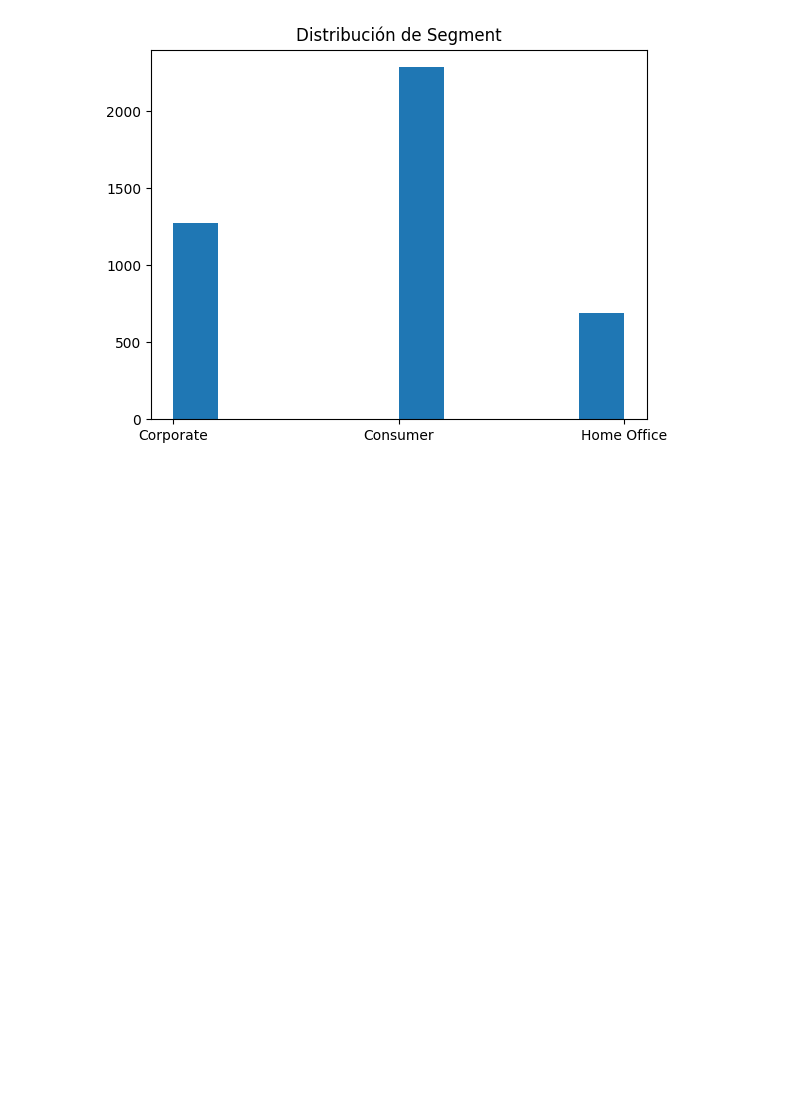
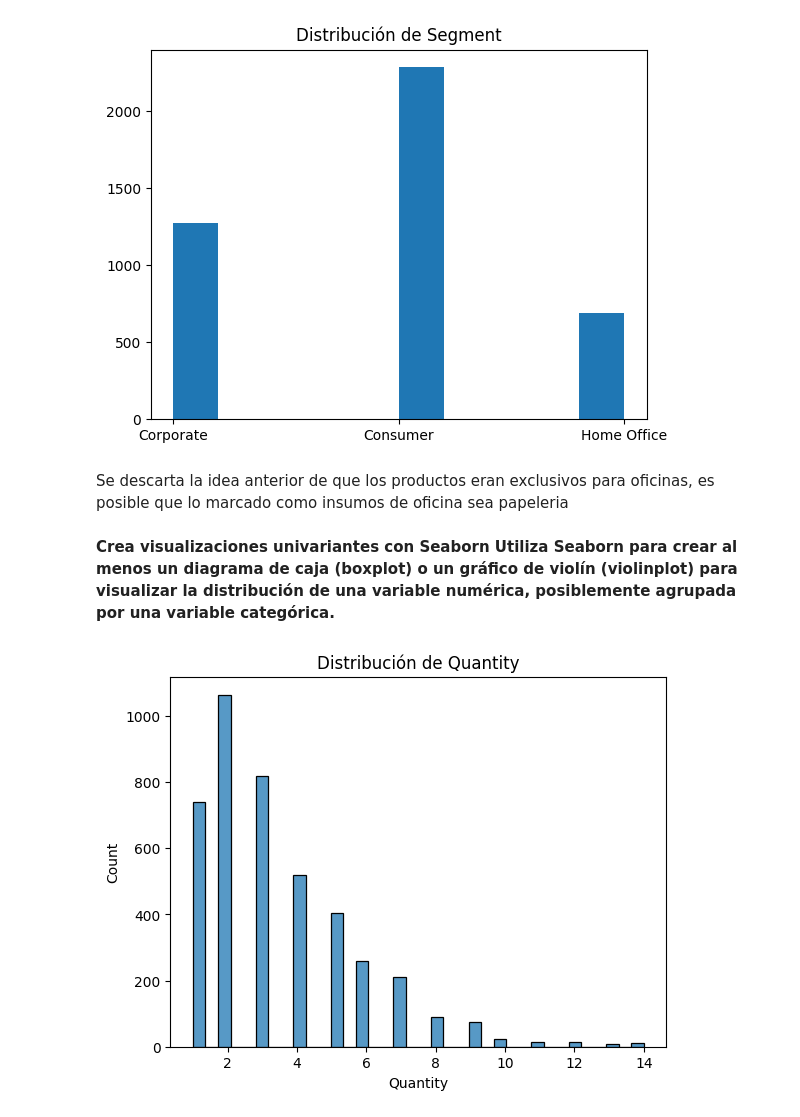
Before and after one commit to juliotorresmoreno/opencv-courses, a Jupyter notebook: python/visualizaciondatos/Untitled-1.ipynb, the cells around one changed output. Drawn from its saved outputs; the diff is of its cells as text; code cells hidden in the pictures; blank space fills up the shorter version.

```diff
--- a/python/visualizaciondatos/Untitled-1.ipynb
+++ b/python/visualizaciondatos/Untitled-1.ipynb
@@ -291,3 +305,8 @@ plt.title("Distribución de Segment")
 plt.show()
 # %% [output]
 [figure]
+# %% [markdown]
+Se descarta la idea anterior de que los productos eran exclusivos para oficinas, es posible que lo marcado como insumos de oficina sea papeleria
+# %% [markdown]
+**Crea visualizaciones univariantes con Seaborn
+Utiliza Seaborn para crear al menos un diagrama de caja (boxplot) o un gráfico de violín (violinplot) para visualizar la distribución de una variable numérica, posiblemente agrupada por una variable categórica.**
@@ -293,0 +315,7 @@ plt.show()
+# %%
+
+sns.histplot(df["Quantity"])
+plt.title("Distribución de Quantity")
+plt.show()
+# %% [output]
+[figure, added]
```
Also changed, not shown: parts of 45 cells of this notebook, 1 other file.
